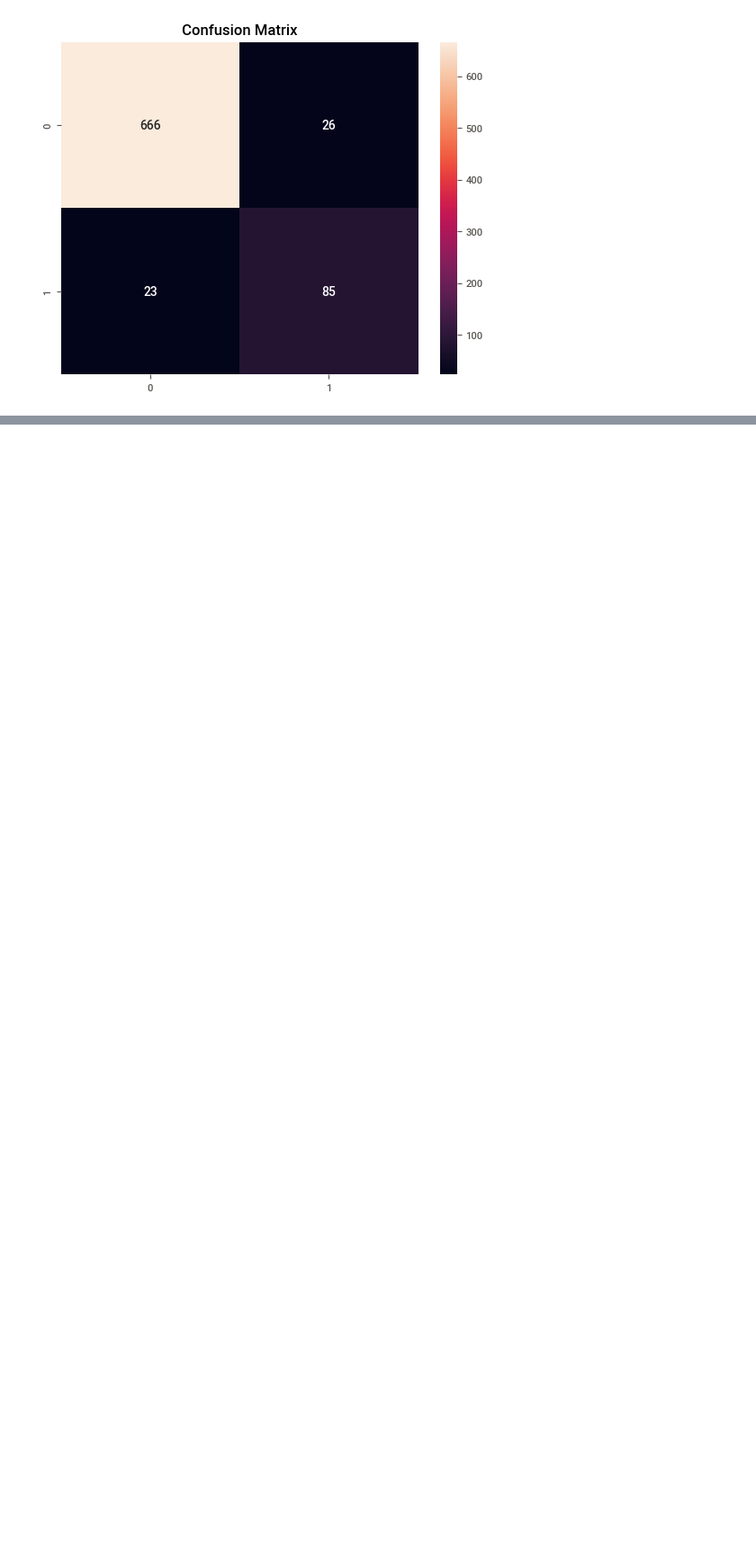
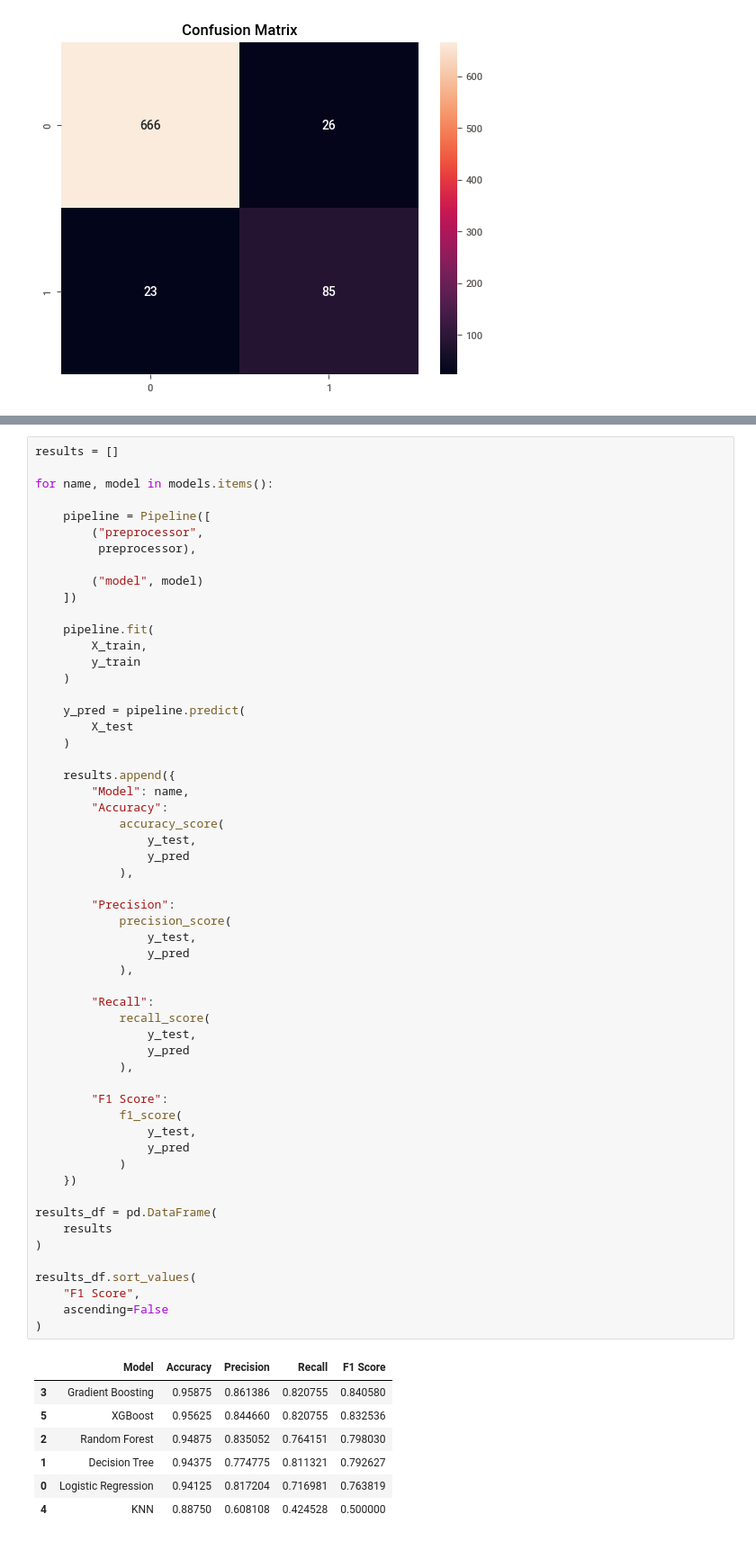
Before and after one commit to Saurav1934/Student-Dropout-Project, a Jupyter notebook: notebooks/01_eda.ipynb, the cells around one changed output, grey strips where cells are left out. Shown at 90% size. Cells and saved outputs as stored; diff of their text form; blank space fills up the shorter version.

```diff
--- a/notebooks/01_eda.ipynb
+++ b/notebooks/01_eda.ipynb
@@ -568,0 +731,64 @@ plt.show()
+# %%
+results = []
+
+for name, model in models.items():
+
+    pipeline = Pipeline([
+        ("preprocessor",
+         preprocessor),
+
+        ("model", model)
+    ])
+
+    pipeline.fit(
+        X_train,
+        y_train
+    )
+
+    y_pred = pipeline.predict(
+        X_test
+    )
+
+    results.append({
+        "Model": name,
+        "Accuracy":
+            accuracy_score(
+                y_test,
+                y_pred
+            ),
+
+        "Precision":
+            precision_score(
+                y_test,
+                y_pred
+            ),
+
+        "Recall":
+            recall_score(
+                y_test,
+                y_pred
+            ),
+
+        "F1 Score":
+            f1_score(
+                y_test,
+                y_pred
+            )
+    })
+
+results_df = pd.DataFrame(
+    results
+)
+
+results_df.sort_values(
+    "F1 Score",
+    ascending=False
+)
+# %% [output]
+|  | Model | Accuracy | Precision | Recall | F1 Score |
+| 3 | Gradient Boosting | 0.95875 | 0.861386 | 0.820755 | 0.840580 |
+| 5 | XGBoost | 0.95625 | 0.844660 | 0.820755 | 0.832536 |
+| 2 | Random Forest | 0.94875 | 0.835052 | 0.764151 | 0.798030 |
+| 1 | Decision Tree | 0.94375 | 0.774775 | 0.811321 | 0.792627 |
+| 0 | Logistic Regression | 0.94125 | 0.817204 | 0.716981 | 0.763819 |
+| 4 | KNN | 0.88750 | 0.608108 | 0.424528 | 0.500000 |
```
Also changed, not shown: parts of 16 cells of this notebook.
